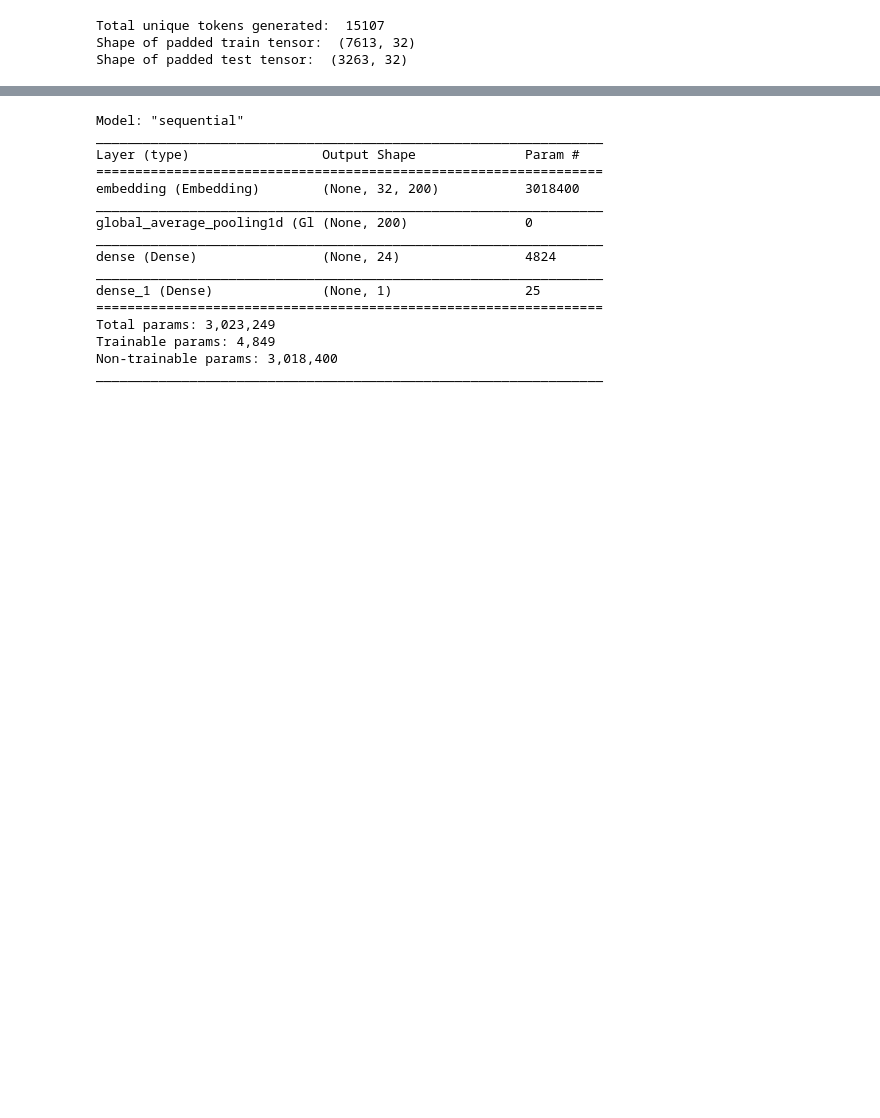
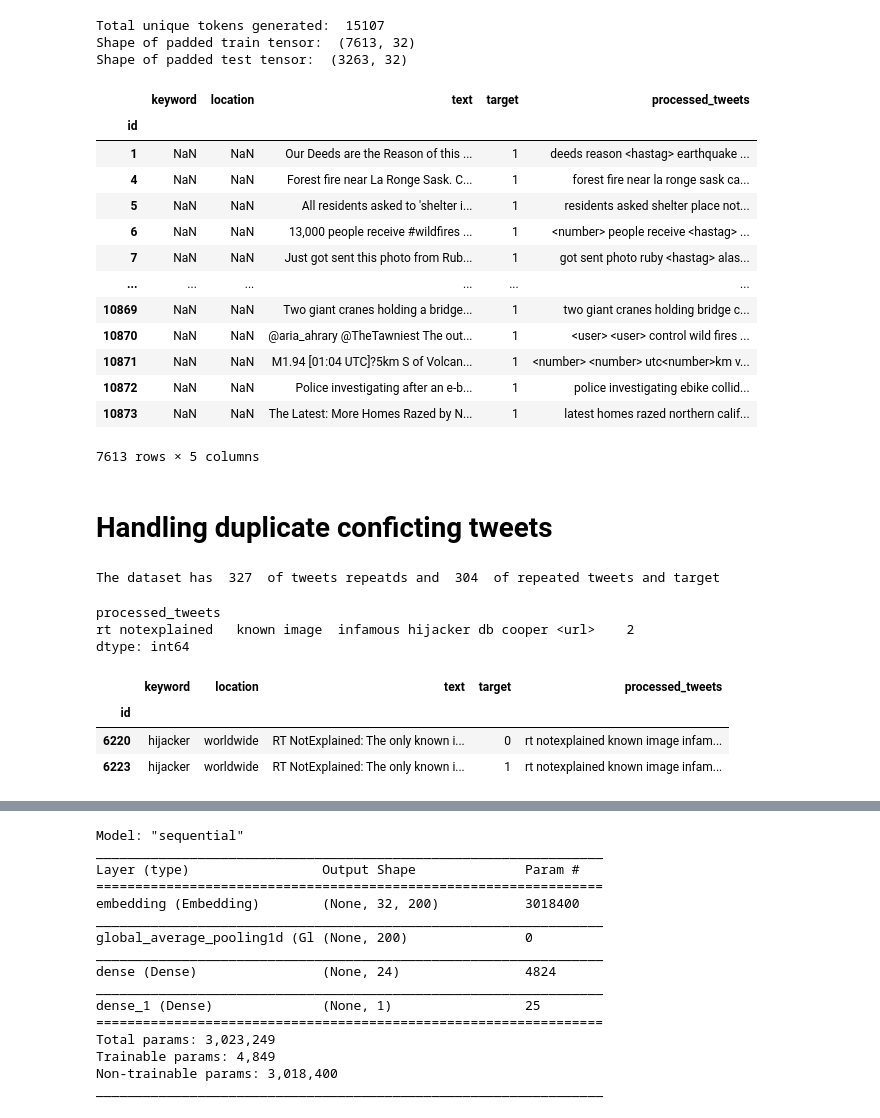
Before and after one commit to JaymeNeto/nlp-tweets-disaster, a Jupyter notebook: nlp_with_Tensorflow.ipynb, the cells around one changed output, grey strips where cells are left out. Drawn from its saved outputs; the diff is of its cells as text; code cells hidden in the pictures; blank space fills up the shorter version.

```diff
--- a/nlp_with_Tensorflow.ipynb
+++ b/nlp_with_Tensorflow.ipynb
@@ -43,6 +74,5 @@ print('Found %s word vectors.' % len(word2vec))
 Loading word vectors...
 Found 1193514 word vectors.
 # %%
-import pandas as pd
-train_df = pd.read_csv('/content/drive/My Drive/Notebooks/Kaggle/nlp-tweets-disaster/train.csv')
-test_df = pd.read_csv('/content/drive/My Drive/Notebooks/Kaggle/nlp-tweets-disaster/test.csv')
+train_df = pd.read_csv('/content/drive/My Drive/Notebooks/Kaggle/nlp-tweets-disaster/train.csv', index_col='id')
+test_df = pd.read_csv('/content/drive/My Drive/Notebooks/Kaggle/nlp-tweets-disaster/test.csv', index_col='id')
@@ -227,4 +218,4 @@ Total unique tokens generated:  15107
 Shape of padded train tensor:  (7613, 32)
 Shape of padded test tensor:  (3263, 32)
 # %%
-train_df['processed'] = training_sentences
+train_df.insert(3, 'processed_tweets', training_sentences)
@@ -233,0 +222,44 @@ list_rep_tweets = [x for x, y in zip(cont_tweets.index, cont_tweets.values) if y
+# %%
+train_df
+# %% [output]
+|  | keyword | location | text | target | processed_tweets |
+| id |  |  |  |  |  |
+| 1 | NaN | NaN | Our Deeds are the Reason of this ... | 1 | deeds reason <hastag> earthquake ... |
+| 4 | NaN | NaN | Forest fire near La Ronge Sask. C... | 1 | forest fire near la ronge sask ca... |
+| 5 | NaN | NaN | All residents asked to 'shelter i... | 1 | residents asked shelter place not... |
+| 6 | NaN | NaN | 13,000 people receive #wildfires ... | 1 | <number> people receive <hastag> ... |
+| 7 | NaN | NaN | Just got sent this photo from Rub... | 1 | got sent photo ruby <hastag> alas... |
+| ... | ... | ... | ... | ... | ... |
+| 10869 | NaN | NaN | Two giant cranes holding a bridge... | 1 | two giant cranes holding bridge c... |
+| 10870 | NaN | NaN | @aria_ahrary @TheTawniest The out... | 1 | <user> <user> control wild fires ... |
+| 10871 | NaN | NaN | M1.94 [01:04 UTC]?5km S of Volcan... | 1 | <number> <number> utc<number>km v... |
+| 10872 | NaN | NaN | Police investigating after an e-b... | 1 | police investigating ebike collid... |
+| 10873 | NaN | NaN | The Latest: More Homes Razed by N... | 1 | latest homes razed northern calif... |
+7613 rows × 5 columns
+# %% [markdown]
+# Handling duplicate conficting tweets
+# %%
+count_tweets = train_df.value_counts(subset=['processed_tweets'])
+count_tweets = count_tweets[count_tweets.gt(1)]
+
+count_targets = train_df.value_counts(subset=['processed_tweets', 'target'])
+count_targets = count_targets[count_targets.gt(1)]
+
+tweets = len(count_tweets)
+targets = len(count_targets)
+print("The dataset has ", tweets, " of tweets repeatds and ", targets," of repeated tweets and target")
+# %% [output]
+The dataset has  327  of tweets repeatds and  304  of repeated tweets and target
+# %%
+count_tweets['rt notexplained   known image  infamous hijacker db cooper <url>']
+# %% [output]
+processed_tweets
+rt notexplained   known image  infamous hijacker db cooper <url>    2
+dtype: int64
+# %%
+train_df[train_df.processed_tweets == 'rt notexplained   known image  infamous hijacker db cooper <url>']
+# %% [output]
+|  | keyword | location | text | target | processed_tweets |
+| id |  |  |  |  |  |
+| 6220 | hijacker | worldwide | RT NotExplained: The only known i... | 0 | rt notexplained known image infam... |
+| 6223 | hijacker | worldwide | RT NotExplained: The only known i... | 1 | rt notexplained known image infam... |
```
Also changed, not shown: parts of 19 cells of this notebook.
